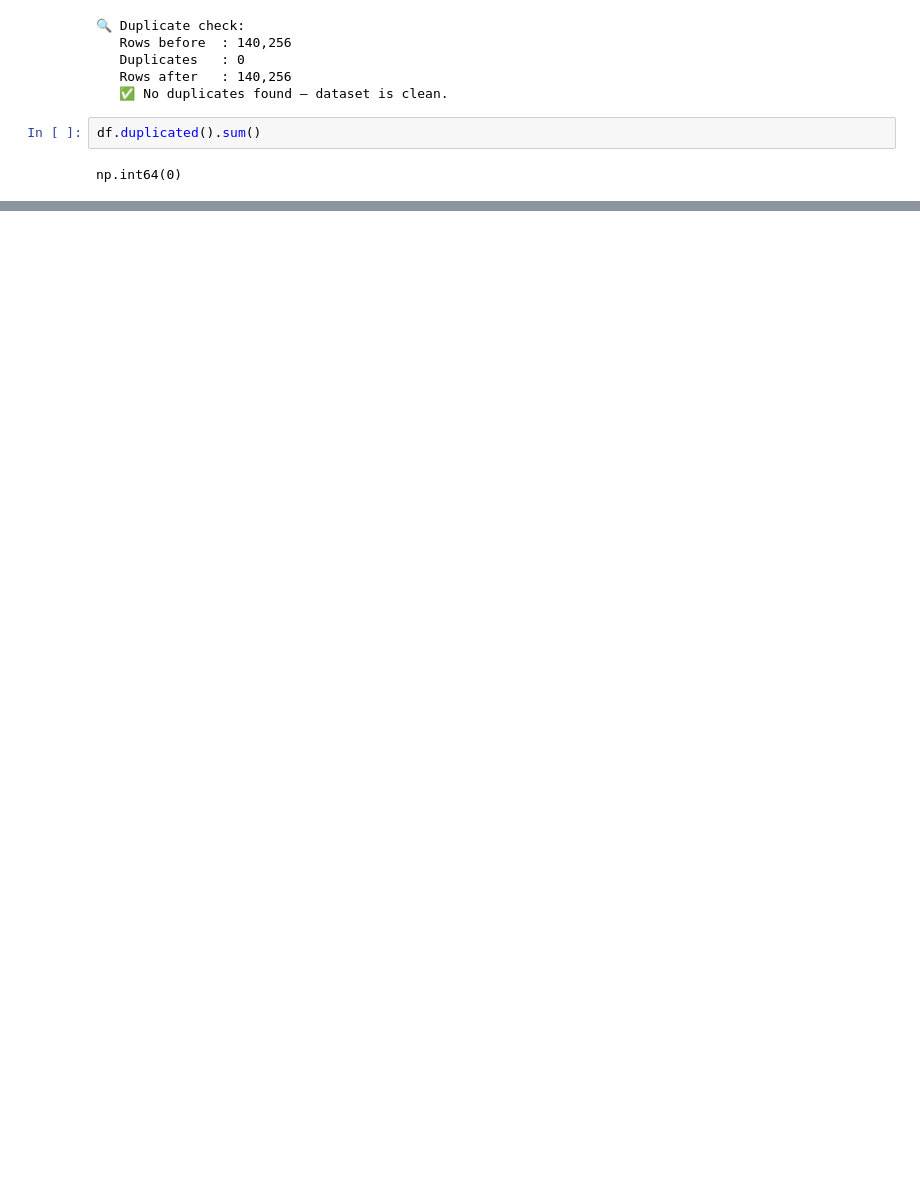
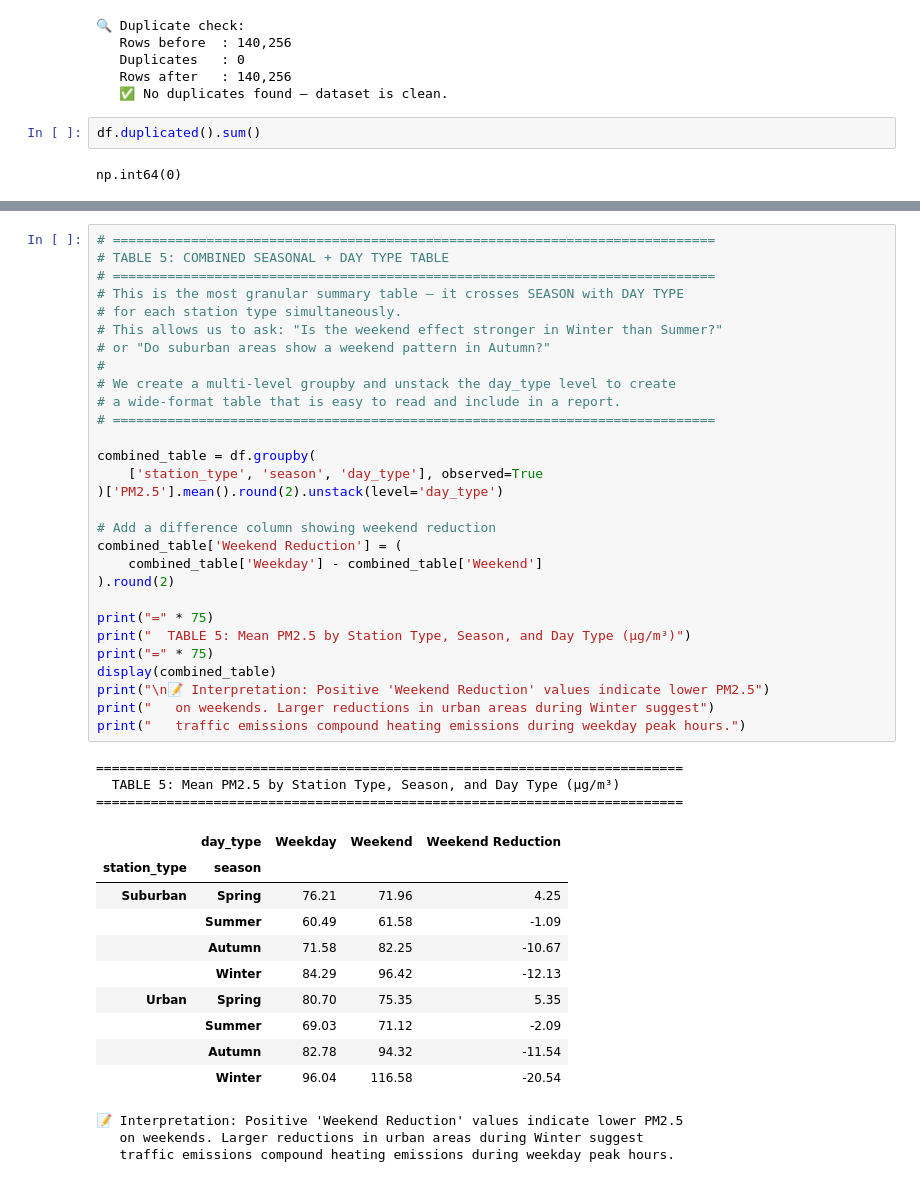
Before and after one commit to oyegokeademola25-beep/ASSESSMENT_DATA_SET, a Jupyter notebook: Copy_of_CMP7001_Assessment.ipynb, the cells around one changed output, grey strips where cells are left out. Saved outputs shown, nothing was run; the diff lists cells and outputs as text; blank space fills up the shorter version.

```diff
--- a/Copy_of_CMP7001_Assessment.ipynb
+++ b/Copy_of_CMP7001_Assessment.ipynb
@@ -506,0 +861,46 @@ np.int64(0)
+# %%
+# =============================================================================
+# TABLE 5: COMBINED SEASONAL + DAY TYPE TABLE
+# =============================================================================
+# This is the most granular summary table — it crosses SEASON with DAY TYPE
+# for each station type simultaneously.
+# This allows us to ask: "Is the weekend effect stronger in Winter than Summer?"
+# or "Do suburban areas show a weekend pattern in Autumn?"
+#
+# We create a multi-level groupby and unstack the day_type level to create
+# a wide-format table that is easy to read and include in a report.
+# =============================================================================
+
+combined_table = df.groupby(
+    ['station_type', 'season', 'day_type'], observed=True
+)['PM2.5'].mean().round(2).unstack(level='day_type')
+
+# Add a difference column showing weekend reduction
+combined_table['Weekend Reduction'] = (
+    combined_table['Weekday'] - combined_table['Weekend']
+).round(2)
+
+print("=" * 75)
+print("  TABLE 5: Mean PM2.5 by Station Type, Season, and Day Type (µg/m³)")
+print("=" * 75)
+display(combined_table)
+print("\n📝 Interpretation: Positive 'Weekend Reduction' values indicate lower PM2.5")
+print("   on weekends. Larger reductions in urban areas during Winter suggest")
+print("   traffic emissions compound heating emissions during weekday peak hours.")
+# %% [output]
+===========================================================================
+  TABLE 5: Mean PM2.5 by Station Type, Season, and Day Type (µg/m³)
+===========================================================================
+|  | day_type | Weekday | Weekend | Weekend Reduction |
+| station_type | season |  |  |  |
+| Suburban | Spring | 76.21 | 71.96 | 4.25 |
+|  | Summer | 60.49 | 61.58 | -1.09 |
+|  | Autumn | 71.58 | 82.25 | -10.67 |
+|  | Winter | 84.29 | 96.42 | -12.13 |
+| Urban | Spring | 80.70 | 75.35 | 5.35 |
+|  | Summer | 69.03 | 71.12 | -2.09 |
+|  | Autumn | 82.78 | 94.32 | -11.54 |
+|  | Winter | 96.04 | 116.58 | -20.54 |
+📝 Interpretation: Positive 'Weekend Reduction' values indicate lower PM2.5
+   on weekends. Larger reductions in urban areas during Winter suggest
+   traffic emissions compound heating emissions during weekday peak hours.
```
Also changed, not shown: parts of 20 cells of this notebook.
